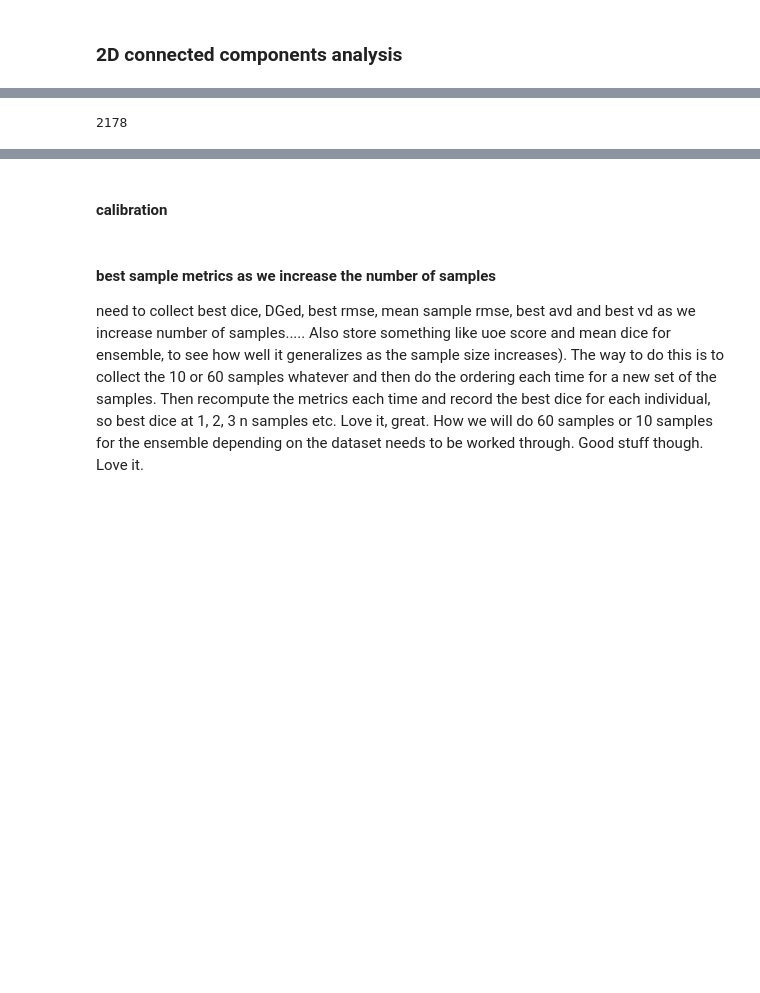
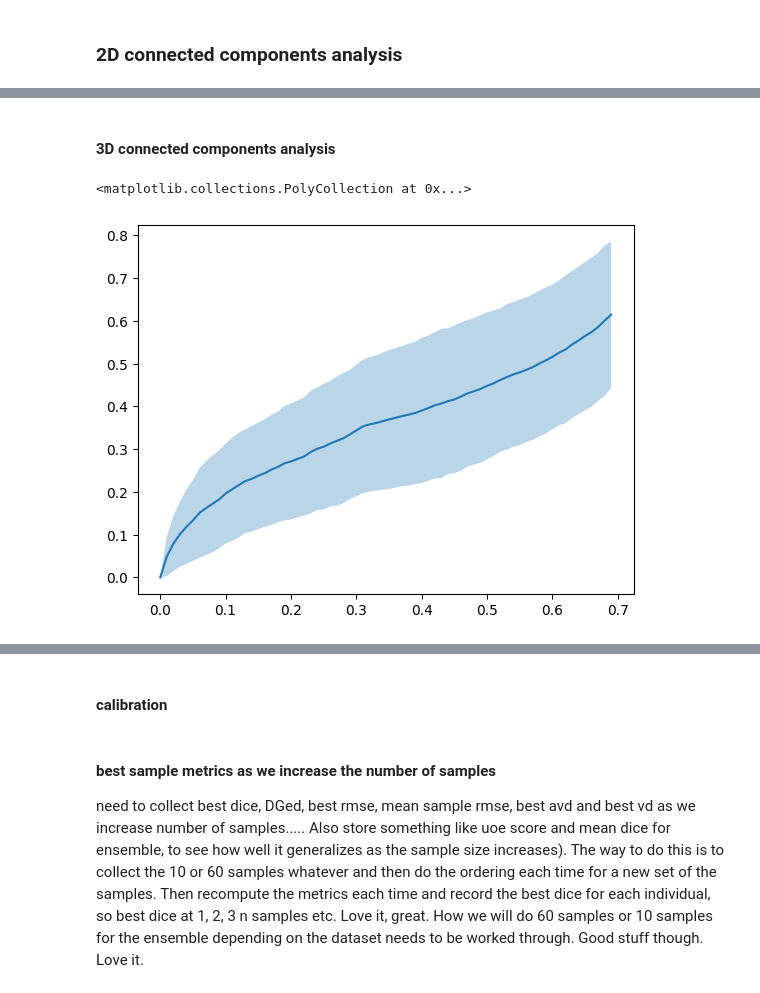
Before and after one commit to BenjaminPhi5/WMH_UQ_assessment, a Jupyter notebook: trustworthai/journal_run/evaluation/new_scripts/Evaluation script final experiments.ipynb, the cells around one changed output, grey strips where cells are left out. Cells and saved outputs as stored; diff of their text form; code cells hidden in the pictures; blank space fills up the shorter version.

```diff
--- a/trustworthai/journal_run/evaluation/new_scripts/Evaluation script final experiments.ipynb
+++ b/trustworthai/journal_run/evaluation/new_scripts/Evaluation script final experiments.ipynb
@@ -189,6 +191,9 @@ MODEL_OUTPUT_GENERATORS = {
     "evidential":evid_mean,
     "ssn":ssn_mean_and_samples,
     "punet":punet_mean_and_samples,
+    "ind":ssn_mean_and_samples,
+    "ens":ensemble_mean_and_samples,
+    "ssn_ens":ssn_ensemble_mean_and_samples,
 }
 # %% [markdown]
 ### setting up model and data
@@ -237,7 +242,7 @@ xs3d_test, ys3d_test = get_xs_and_ys(eval_ds)
 gt_vols = GT_volumes(ys3d_test)
 
 # load the predictions
-means, samples, misc = get_means_and_samples(model_raw, eval_ds, num_samples=10, model_func=MODEL_OUTPUT_GENERATORS[args.model_type])
+means, samples, misc = get_means_and_samples(model_raw, eval_ds, num_samples=10, model_func=MODEL_OUTPUT_GENERATORS[args.uncertainty_type], args)
 
 # run the evaluation on the means
 chal_results = per_model_chal_stats(means, ys3d_test)
@@ -692,4 +696,2 @@ plt.plot(uncertainty_thresholds, prop_lesions_missed)
-# %%
-num_lesions
-# %% [output]
-2178
+# %% [markdown]
+#### 3D connected components analysis
@@ -695,0 +776,10 @@ num_lesions
+# %%
+pm = torch.stack(prop_lesions_missed3d_all)
+# %%
+m = pm.mean(dim=0)
+si = pm.std(dim=0)
+plt.plot(uncertainty_thresholds, m)
+plt.fill_between(uncertainty_thresholds, m-si, m+si, alpha=0.3)
+# %% [output]
+<matplotlib.collections.PolyCollection at 0x...>
+[figure, added]
```
Also changed, not shown: parts of 13 cells of this notebook, 29 other files.
